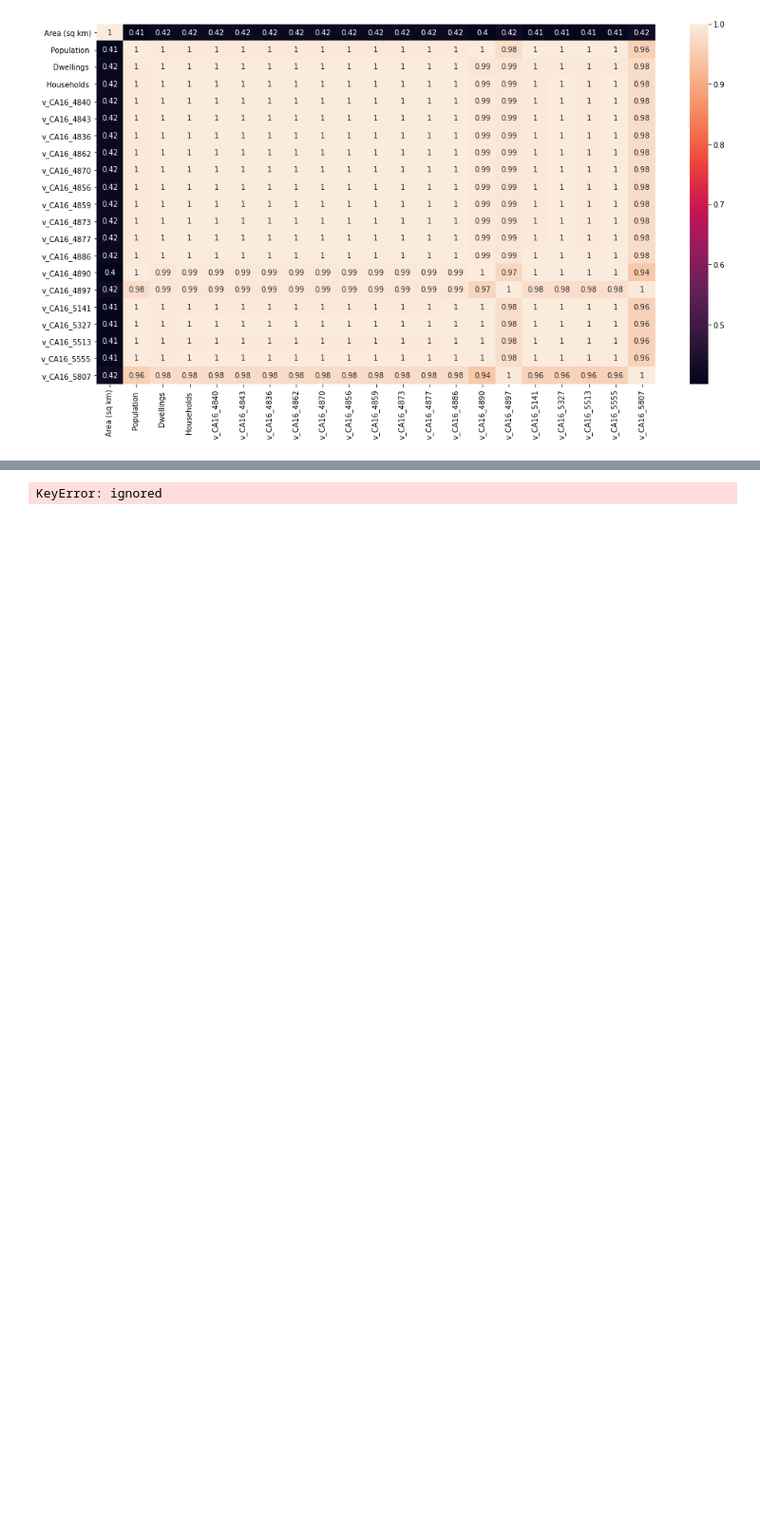
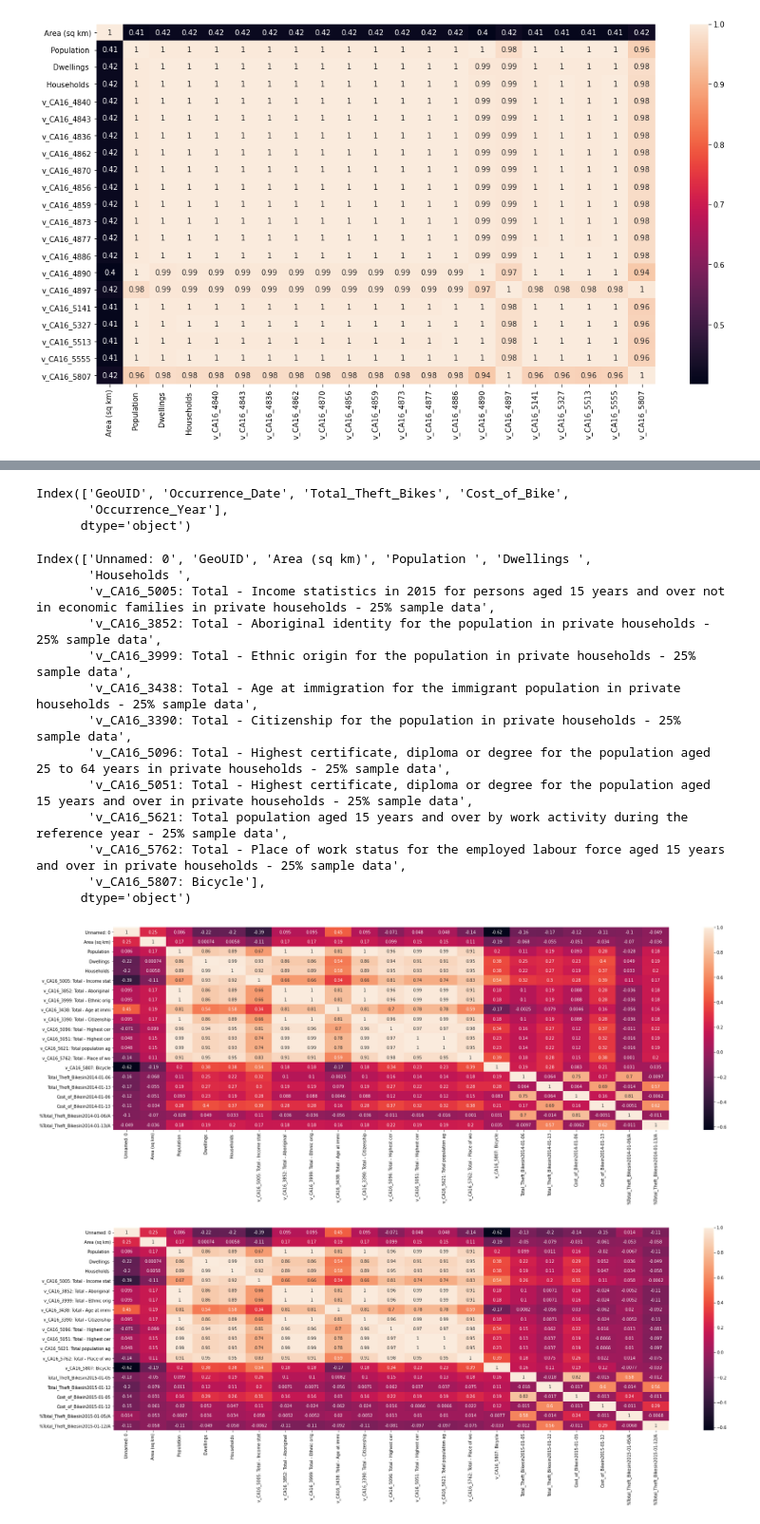
Before and after one commit to TEAM-IMT/bikes-theft-model, a Jupyter notebook: Correlation/test_correlation.ipynb, the cells around one changed output, grey strips where cells are left out. Shown at 95% size. Saved outputs shown, nothing was run; the diff lists cells and outputs as text; code cells hidden in the pictures; blank space fills up the shorter version.

```diff
--- a/Correlation/test_correlation.ipynb
+++ b/Correlation/test_correlation.ipynb
@@ -146,7 +148,7 @@ df4 = change_name(df4, df4.columns.to_list())
 # %%
 def plot_corr(df):
     correlation_mat = df.corr()
-    f, ax = plt.subplots(figsize=(17, 9))
+    f, ax = plt.subplots(figsize=(30, 9))
     sns.heatmap(correlation_mat, annot = True)
     plt.show()
 
@@ -162,32 +164,50 @@ def fields_census_analysis(census_path, theft_path = "/content/gdrive/MyDrive/IM
 
     # Data process: Get Total theft by sum registers and mean cost of bike by CT and date
     df_theft["Occurrence_Date"] = pd.to_datetime(df_theft["Occurrence_Date"])
 
     df_theft = df_theft[df_theft["Status"] == "STOLEN"].groupby(["GeoUID", pd.Grouper(key="Occurrence_Date", freq="1W-MON")]).\
         agg({"X":"count", "Cost_of_Bike":"mean", "Occurrence_Year":lambda x: x.iloc[0]}).\
         reset_index().rename(columns={"X":"Total_Theft_Bikes"}).sort_values("Occurrence_Date")
 
     display(df_theft.columns, df_census.columns)
+
     # Process by year: Split data in "date"-columns to ['Total_Theft_Bikes', 'Cost_of_Bike']
     for year in df_theft["Occurrence_Year"].unique():
         df_theft_year = df_theft[df_theft["Occurrence_Year"] == year].drop(columns = "Occurrence_Year")
         df_theft_year = df_theft_year[df_theft_year["Occurrence_Date"] <= "{}-{}".format(year, until_date)]
         df_theft_year = df_theft_year.pivot(index = 'GeoUID', columns = 'Occurrence_Date', values = ['Total_Theft_Bikes', 'Cost_of_Bike'])
 
         # Fix columns names
         df_theft_year = df_theft_year.T.reset_index().T
         df_theft_year.columns = df_theft_year.T["level_0"] + "in" + df_theft_year.T["Occurrence_Date"].astype(str) # New name
         df_theft_year = df_theft_year.drop(["level_0", "Occurrence_Date"])
 
         # Merge data with census info and corr plot
         df_census_theft = df_census.merge(df_theft_year, left_on = "GeoUID", right_index = True, how = "left").fillna(0) # NaN = 0 thefts
         for col_theft in [x for x in df_census_theft.columns if "Theft" in x]:
             df_census_theft["%{}/Area".format(col_theft)] = df_census_theft[col_theft] * 100.0
             df_census_theft["%{}/Area".format(col_theft)] /= df_census_theft['v_CA16_5807: Bicycle'] * df_census_theft['Area (sq km)']
         if columns_short:
             df_census_theft.columns = [x[:32] for x in df_census_theft.columns] # 8 characters maximum
         plot_corr(df_census_theft)
 
-fields_census_analysis(census_path = "/content/gdrive/MyDrive/IMT Atlantique/Data Science/Project Bycicle/bikes-theft-model/Correlation/data.csv")
+fields_census_analysis(census_path = "/content/gdrive/MyDrive/IMT Atlantique/Data Science/Project Bycicle/bikes-theft-model/data_diego.csv")
 # %% [output]
-KeyError: ignored
+Index(['GeoUID', 'Occurrence_Date', 'Total_Theft_Bikes', 'Cost_of_Bike',
+       'Occurrence_Year'],
+      dtype='object')
+Index(['Unnamed: 0', 'GeoUID', 'Area (sq km)', 'Population ', 'Dwellings ',
+       'Households ',
+       'v_CA16_5005: Total - Income statistics in 2015 for persons aged 15 years and over not in economic families in private households - 25% sample data',
+       'v_CA16_3852: Total - Aboriginal identity for the population in private households - 25% sample data',
+       'v_CA16_3999: Total - Ethnic origin for the population in private households - 25% sample data',
+       'v_CA16_3438: Total - Age at immigration for the immigrant population in private households - 25% sample data',
+       'v_CA16_3390: Total - Citizenship for the population in private households - 25% sample data',
+       'v_CA16_5096: Total - Highest certificate, diploma or degree for the population aged 25 to 64 years in private households - 25% sample data',
+       'v_CA16_5051: Total - Highest certificate, diploma or degree for the population aged 15 years and over in private households - 25% sample data',
+       'v_CA16_5621: Total population aged 15 years and over by work activity during the reference year - 25% sample data',
+       'v_CA16_5762: Total - Place of work status for the employed labour force aged 15 years and over in private households - 25% sample data',
+       'v_CA16_5807: Bicycle'],
+      dtype='object')
+[figure, added]
+[figure, added]
```
Also changed, not shown: parts of 2 cells of this notebook, 7 other files.
